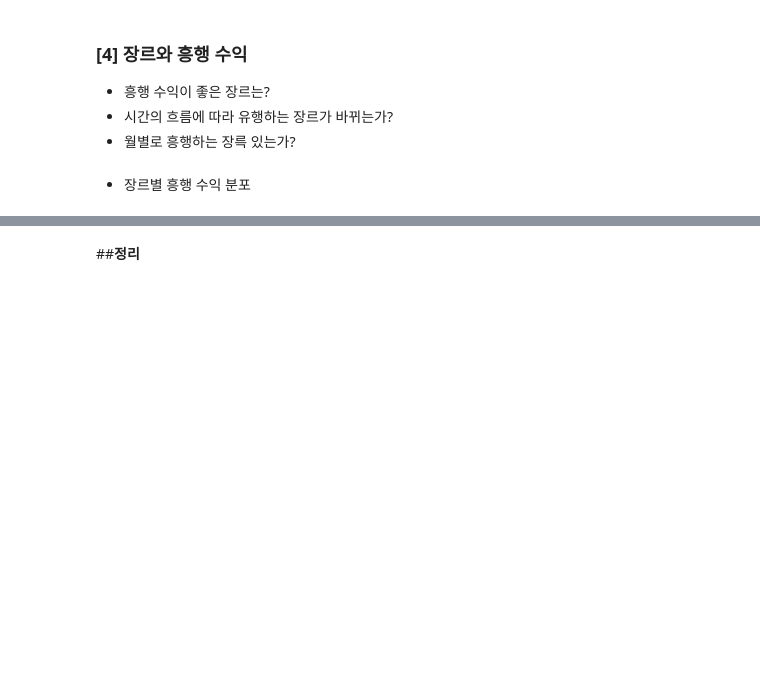
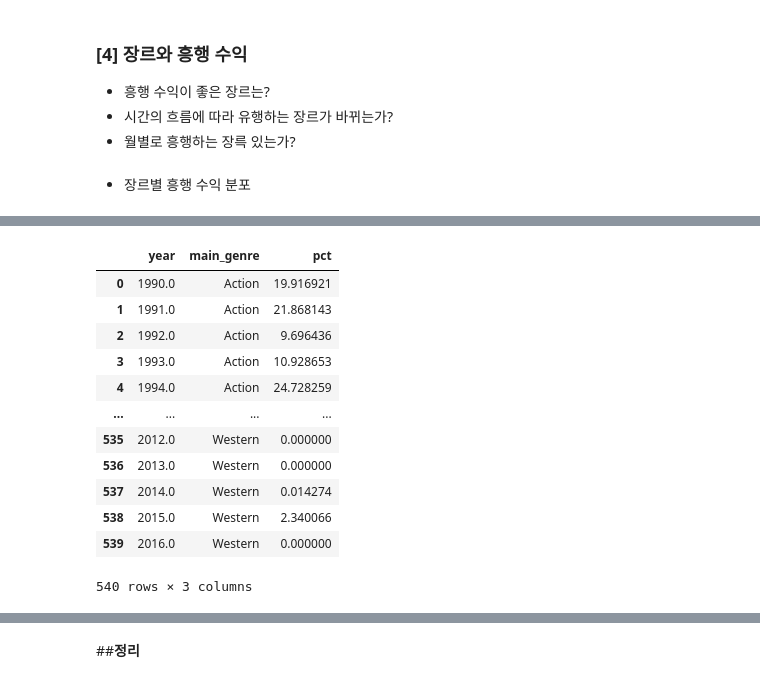
Before and after one commit to YDHYDHDONG/Movie_analysis, a Jupyter notebook: movie.ipynb, the cells around one changed output, grey strips where cells are left out. Cells and saved outputs as stored; diff of their text form; code cells hidden in the pictures; blank space fills up the shorter version.

```diff
--- a/movie.ipynb
+++ b/movie.ipynb
@@ -313,0 +336,19 @@ fig = px.box(data_frame = data, y= 'main_genre', x='revenue')
+# %%
+revenue_by_year_genre_pct = pd.pivot_table(data=data.query('year >= 1990'), index='year', columns='main_genre', values='revenue', aggfunc=sum, fill_value=0, margins=True)
+revenue_by_year_genre_pct = 100 * revenue_by_year_genre_pct.div(revenue_by_year_genre_pct.iloc[:,-1], axis=0).drop('All').drop('All', axis=1)
+revenue_by_year_genre_pct = pd.melt(revenue_by_year_genre_pct.reset_index(), id_vars='year', value_name='pct')
+revenue_by_year_genre_pct
+# %% [output]
+|  | year | main_genre | pct |
+| 0 | 1990.0 | Action | 19.916921 |
+| 1 | 1991.0 | Action | 21.868143 |
+| 2 | 1992.0 | Action | 9.696436 |
+| 3 | 1993.0 | Action | 10.928653 |
+| 4 | 1994.0 | Action | 24.728259 |
+| ... | ... | ... | ... |
+| 535 | 2012.0 | Western | 0.000000 |
+| 536 | 2013.0 | Western | 0.000000 |
+| 537 | 2014.0 | Western | 0.014274 |
+| 538 | 2015.0 | Western | 2.340066 |
+| 539 | 2016.0 | Western | 0.000000 |
+540 rows × 3 columns
```
Also changed, not shown: parts of 40 cells of this notebook.
